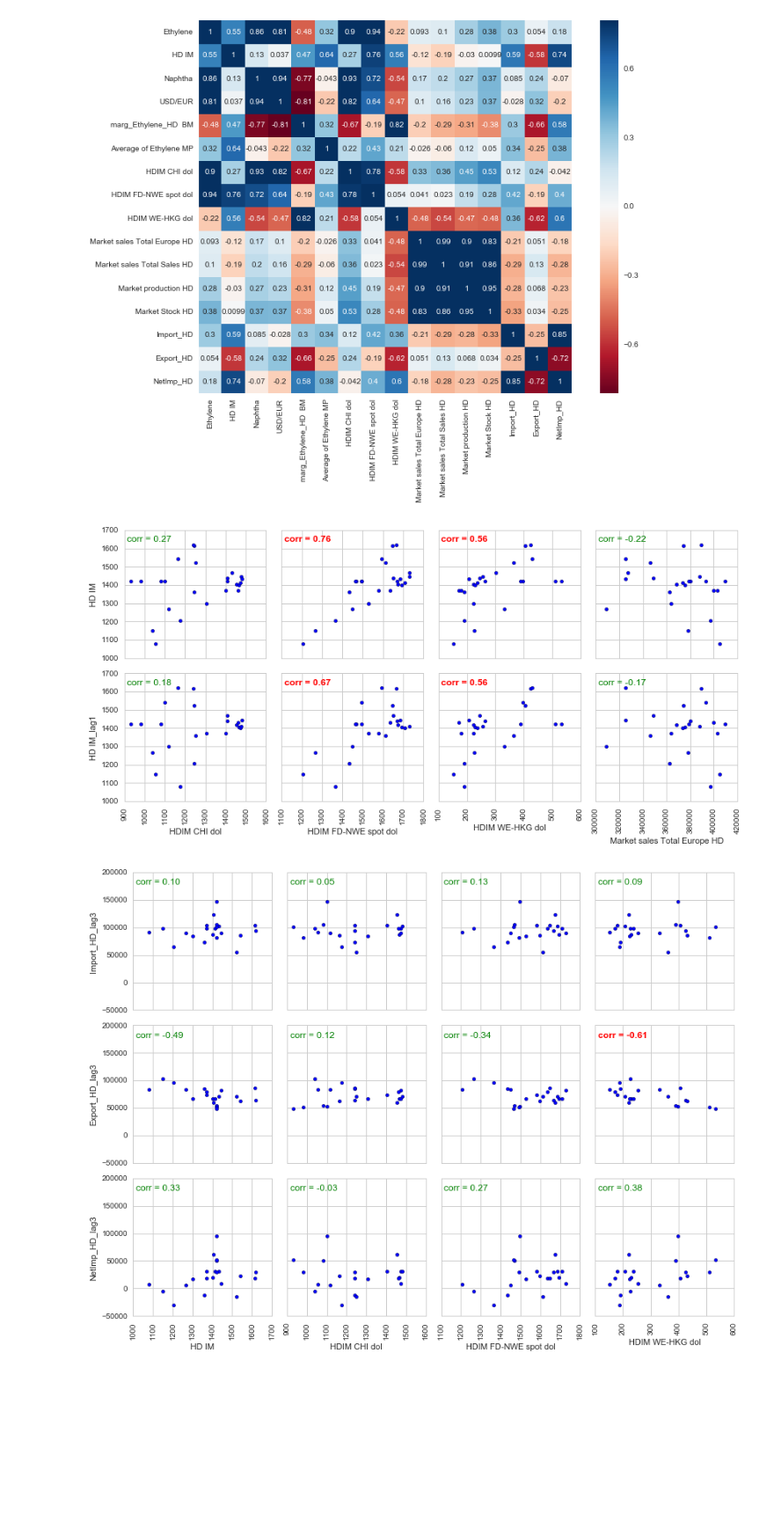
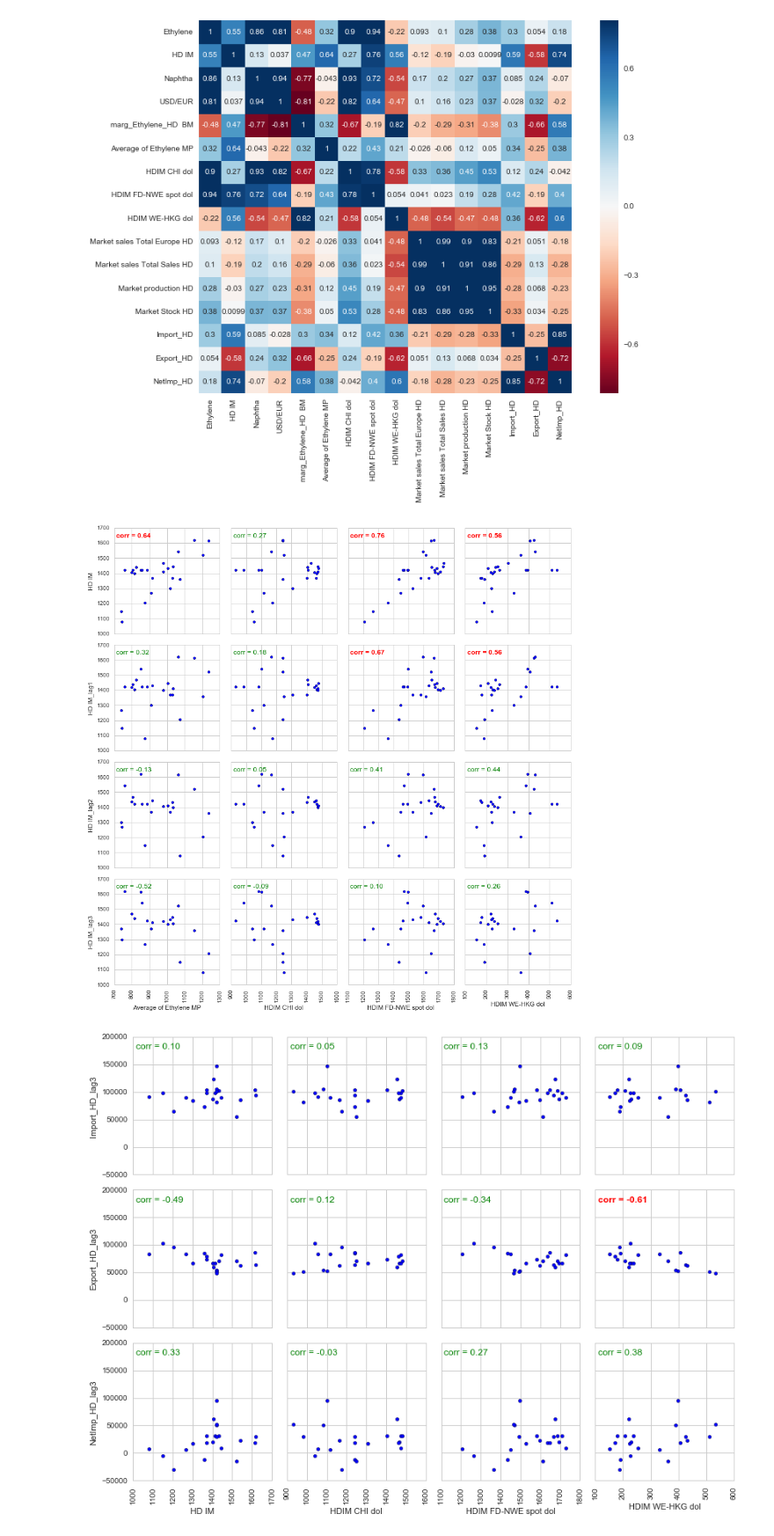
Before and after one commit to clijda/PO-Margin, a Jupyter notebook: Data Analysis PE-HD Market Drivers.ipynb, the cells around one changed output. Shown at 88% size. Cells and saved outputs as stored; diff of their text form; code cells hidden in the pictures; blank space fills up the shorter version.

```diff
--- a/Data Analysis PE-HD Market Drivers.ipynb
+++ b/Data Analysis PE-HD Market Drivers.ipynb
@@ -26,14 +27,20 @@ HDIM_prices = [0,3,5,9,13,31,155,168,169,170]
 HDIM_Fides = [197,200,215,221,228,233]
 HDIM_cols = HDIM_prices + HDIM_Fides
 data = data[HDIM_cols]
+data = data[:174]
+data['Calendar Day'] = pd.to_datetime(data['Calendar Day'],format="%d/%m/%Y")
 
 # subset data: use rows between 1/1/2014 and 31/12/2015
 data = data[150:174]
+
+# reindex
+#data.set_index('Calendar Day',drop=False,inplace=True)
 
 # add a new data field by combining 2 others
 data['NetImp_HD'] = data['Import_HD']-data['Export_HD']
 
 print "(rows: examples, cols: features) - " + str(data.shape)
+
 HTML('<p><b><font color="DodgerBlue">' + "Variable list: " + '</font></b><i>' + str(data.columns.values.tolist()) + '</i></p>')
 # %% [output]
 (rows: examples, cols: features) - (24, 17)
@@ -138,14 +214,14 @@ plt.show()
 # %% [output]
 [figure]
 # %%
-col = [df.columns.values.tolist()[b] for b in [7,8,9,10]]
+col = [df.columns.values.tolist()[b] for b in [6,7,8,9]]
 #col = [df.columns.values.tolist()[b] for b in [13,14,15,16]]
 rowvar = "HD IM"
-row = [rowvar] + [rowvar + '_lag' + str(i+1) for i in range(1)]
-#row = [df.columns.values.tolist()[b] for b in [7,8,9,10]]
+row = [rowvar] + [rowvar + '_lag' + str(i+1) for i in range(3)]
+#row = [df.columns.values.tolist()[b] for b in [7,8,9,1]]
 plotDataRelations(row, col)
 # %% [output]
-[figure, old version]
+[figure, new version]
 # %%
 row = [df.columns.values.tolist()[b]+"_lag3" for b in [14,15,16]]
 col = ['HD IM','HDIM CHI dol', 'HDIM FD-NWE spot dol', 'HDIM WE-HKG dol']
```
Also changed, not shown: parts of 12 cells of this notebook.
